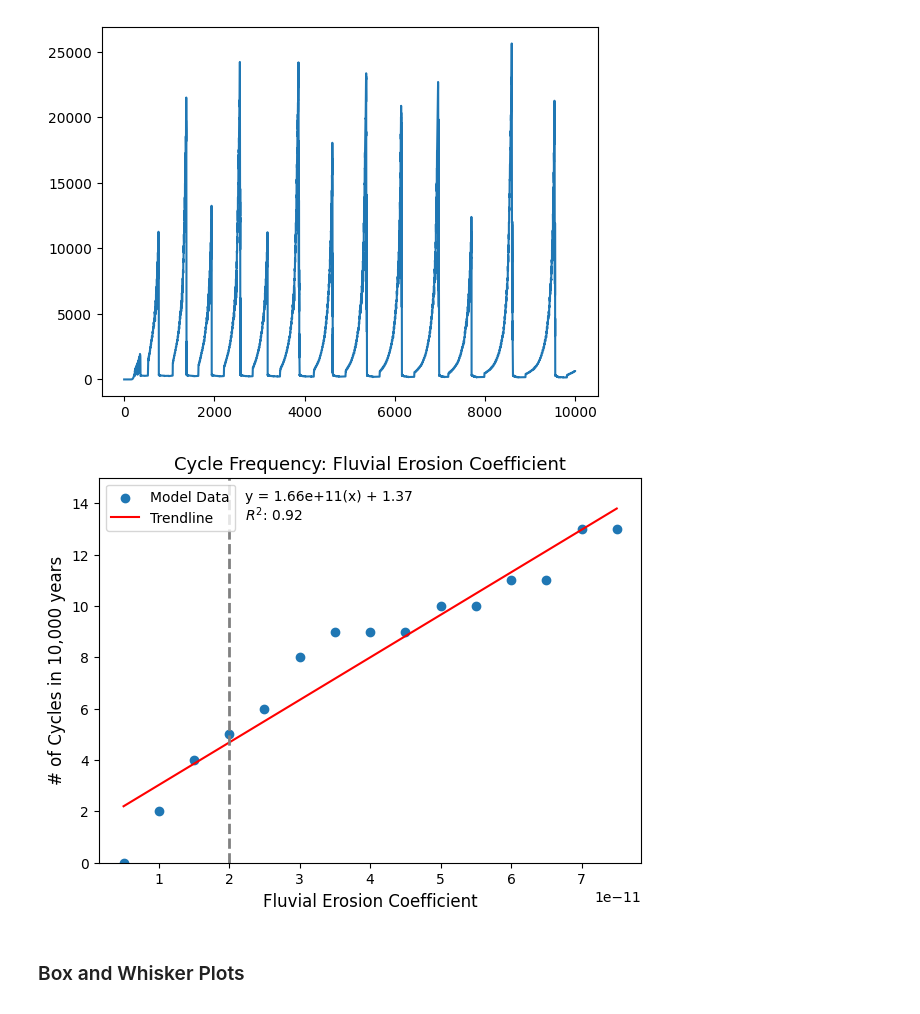
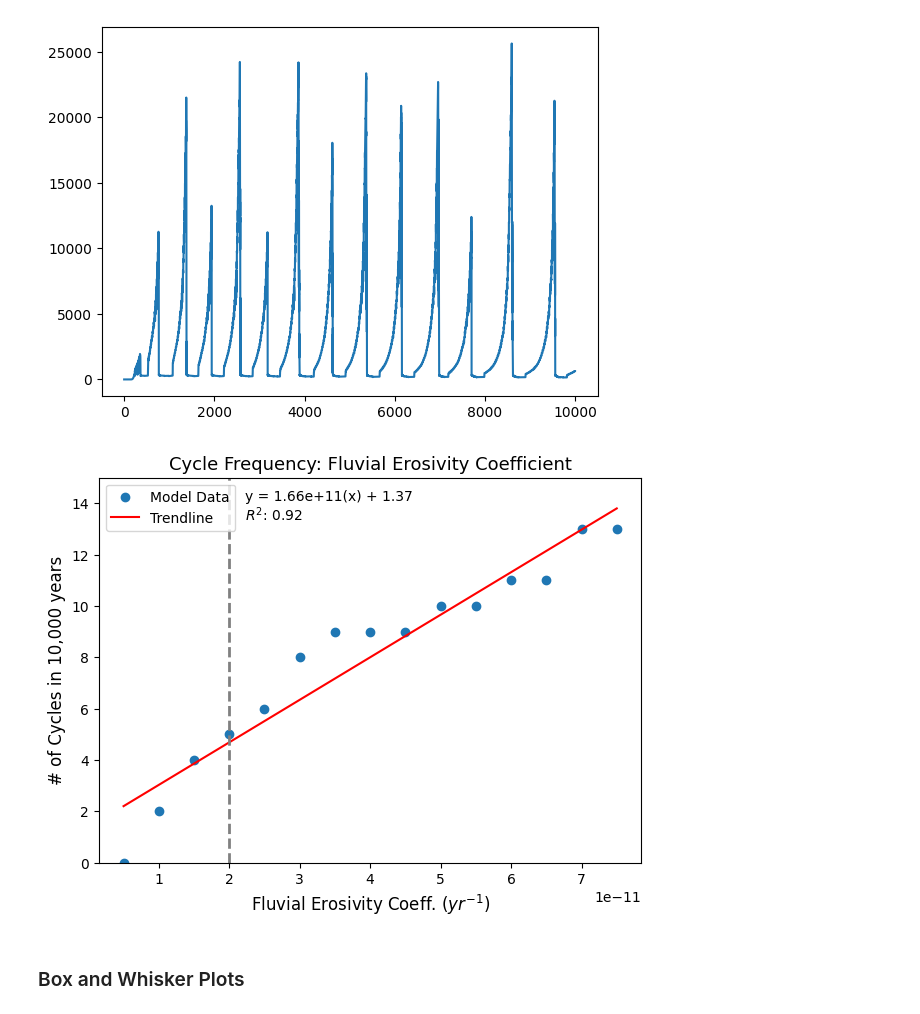
Before and after one commit to ktlix2ski/brinkmodeltest, a Jupyter notebook: Analysis/FluvialErosion_Tests.ipynb, the cells around one changed output. Saved outputs shown, nothing was run; the diff lists cells and outputs as text; code cells hidden in the pictures.

```diff
--- a/Analysis/FluvialErosion_Tests.ipynb
+++ b/Analysis/FluvialErosion_Tests.ipynb
@@ -1731,7 +1731,7 @@ print(MAX_7e11)
 [figure]
 # %%
 ## FLUVIAL EROSION ##
-title_CC_cycles = str("Cycle Frequency: Fluvial Erosion Coefficient")
+title_CC_cycles = str("Cycle Frequency: Fluvial Erosivity Coefficient")
 CCs = np.array([5e-12,1e-11,1.5e-11,2e-11,2.5e-11,3e-11,3.5e-11,4e-11,4.5e-11,5e-11,5.5e-11,6e-11,6.5e-11,7e-11,7.5e-11])
 CC_cycles = np.array([0,2,4,5,6,8,9,9,9,10,10,11,11,13,13])
 CC_coeff = np.polyfit(CCs,CC_cycles, 1)
@@ -1741,21 +1741,21 @@ R_2_CC =r2_score(CC_cycles,p_CC(CCs))
 # %%
 fig, ax1 = plt.subplots(figsize=(7,5))
 
 plt.scatter(CCs, CC_cycles, label = 'Model Data')
 plt.title(title_CC_cycles, fontsize = 13)
 plt.plot(CCs, CC_y_trend, color='red', label='Trendline')
 plt.text(0.27, 0.89, f'$R^2$: {R_2_CC:.2f}', transform=plt.gca().transAxes)
 plt.text(0.27, 0.94, f'y = {CC_coeff[0]:.2e}(x) + {CC_coeff[1]:.2f}', transform=plt.gca().transAxes)
 plt.axvline(x=2e-11, color='gray', linestyle='--', linewidth=2)
 plt.ylim(0,15)
-plt.xlabel("Fluvial Erosion Coefficient", fontsize = 12)
+plt.xlabel("Fluvial Erosivity Coeff. ($yr^{-1}$)", fontsize = 12)
 plt.ylabel("# of Cycles in 10,000 years", fontsize = 12)
 plt.legend(loc =2)
 # plt.xticks(np.arange(0, 2, 0.2))
 
 fig.savefig("/media/kayatroyer/KayaDrive/Thesis/Figures/Results/ModelPlots/FluvialErosion/#ofCycles_CC.svg", format ="svg", bbox_inches='tight')
 # %% [output]
-[figure, old version]
+[figure, new version]
 # %% [markdown]
 ### Box and Whisker Plots
 # %% [markdown]
```
Also changed, not shown: parts of 5 cells of this notebook, 3 other files.
